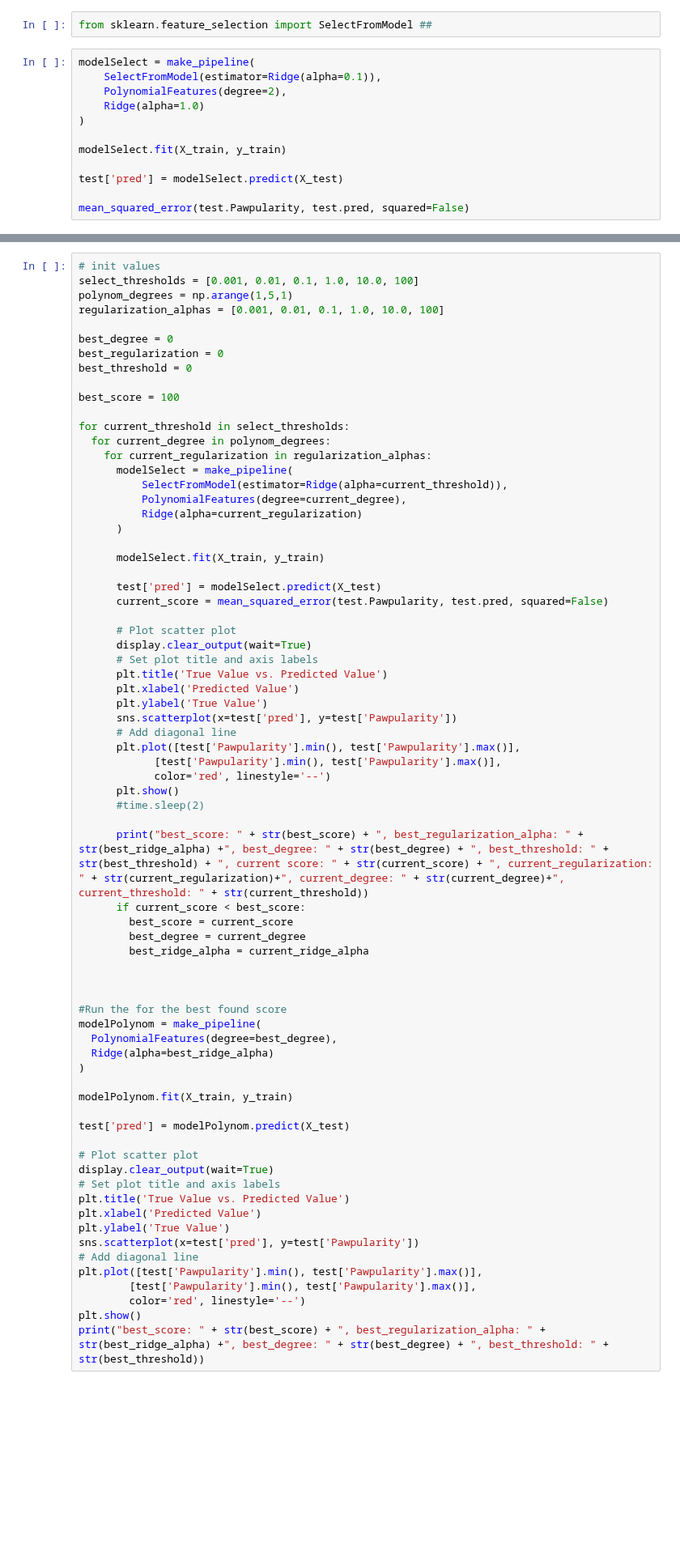
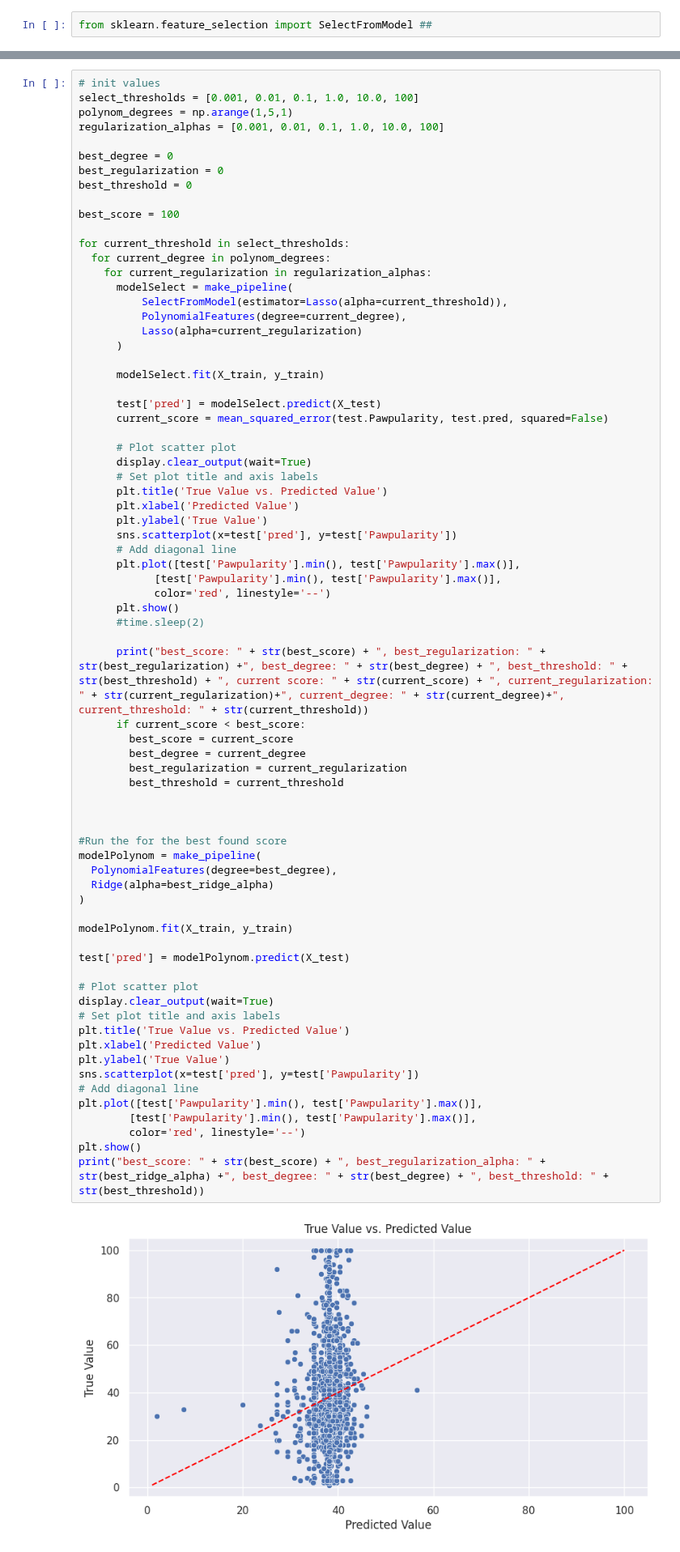
Before and after one commit to reesha-rsh/MLb4, a Jupyter notebook: Homework/Homework_4__pawpularity.ipynb, the cells around one changed output, grey strips where cells are left out. Shown at 81% size. Drawn from its saved outputs; the diff is of its cells as text; blank space fills up the shorter version.

```diff
--- a/Homework/Homework_4__pawpularity.ipynb
+++ b/Homework/Homework_4__pawpularity.ipynb
@@ -733,15 +733,3 @@ Best score with Polynomial and Ridge : 20.567959011832407, best_ridge_alpha: 25.
 Let's use Lasso for feature selection. Sklearn's [SelectFromModel](https://scikit-learn.org/stable/modules/feature_selection.html#feature-selection-using-selectfrommodel) will help
 # %%
 from sklearn.feature_selection import SelectFromModel ##
-# %%
-modelSelect = make_pipeline(
-    SelectFromModel(estimator=Ridge(alpha=0.1)),
-    PolynomialFeatures(degree=2),
-    Ridge(alpha=1.0)
-)
-
-modelSelect.fit(X_train, y_train)
-
-test['pred'] = modelSelect.predict(X_test)
-
-mean_squared_error(test.Pawpularity, test.pred, squared=False)
@@ -763,9 +749,9 @@ for current_threshold in select_thresholds:
   for current_degree in polynom_degrees:
     for current_regularization in regularization_alphas:
       modelSelect = make_pipeline(
-          SelectFromModel(estimator=Ridge(alpha=current_threshold)),
+          SelectFromModel(estimator=Lasso(alpha=current_threshold)),
           PolynomialFeatures(degree=current_degree),
-          Ridge(alpha=current_regularization)
+          Lasso(alpha=current_regularization)
       )
 
       modelSelect.fit(X_train, y_train)
@@ -787,34 +773,37 @@ for current_threshold in select_thresholds:
       plt.show()
       #time.sleep(2)
 
-      print("best_score: " + str(best_score) + ", best_regularization_alpha: " + str(best_ridge_alpha) +", best_degree: " + str(best_degree) + ", best_threshold: " + str(best_threshold) + ", current score: " + str(current_score) + ", current_regularization: " + str(current_regularization)+", current_degree: " + str(current_degree)+", current_threshold: " + str(current_threshold))
+      print("best_score: " + str(best_score) + ", best_regularization: " + str(best_regularization) +", best_degree: " + str(best_degree) + ", best_threshold: " + str(best_threshold) + ", current score: " + str(current_score) + ", current_regularization: " + str(current_regularization)+", current_degree: " + str(current_degree)+", current_threshold: " + str(current_threshold))
       if current_score < best_score:
         best_score = current_score
         best_degree = current_degree
-        best_ridge_alpha = current_ridge_alpha
+        best_regularization = current_regularization
+        best_threshold = current_threshold
 
 
 
 #Run the for the best found score
 modelPolynom = make_pipeline(
   PolynomialFeatures(degree=best_degree),
   Ridge(alpha=best_ridge_alpha)
 )
 
 modelPolynom.fit(X_train, y_train)
 
 test['pred'] = modelPolynom.predict(X_test)
 
 # Plot scatter plot
 display.clear_output(wait=True)
 # Set plot title and axis labels
 plt.title('True Value vs. Predicted Value')
 plt.xlabel('Predicted Value')
 plt.ylabel('True Value')
 sns.scatterplot(x=test['pred'], y=test['Pawpularity'])
 # Add diagonal line
 plt.plot([test['Pawpularity'].min(), test['Pawpularity'].max()],
         [test['Pawpularity'].min(), test['Pawpularity'].max()],
         color='red', linestyle='--')
 plt.show()
 print("best_score: " + str(best_score) + ", best_regularization_alpha: " + str(best_ridge_alpha) +", best_degree: " + str(best_degree) + ", best_threshold: " + str(best_threshold))
+# %% [output]
+[figure, added]
```
Also changed, not shown: parts of 7 cells of this notebook.
